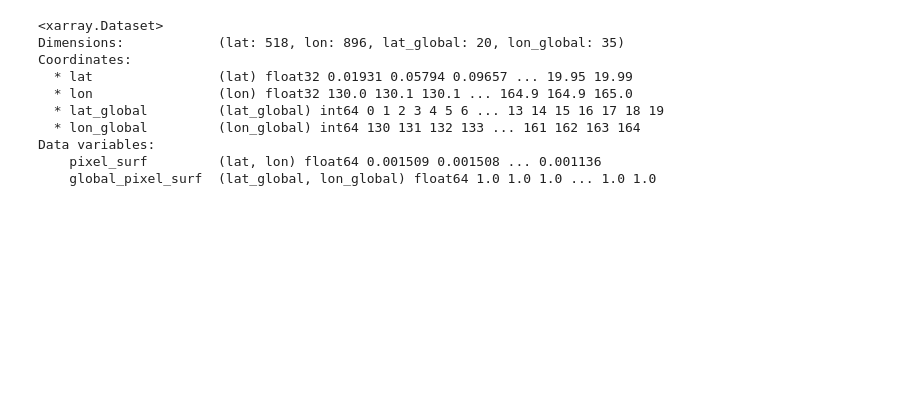
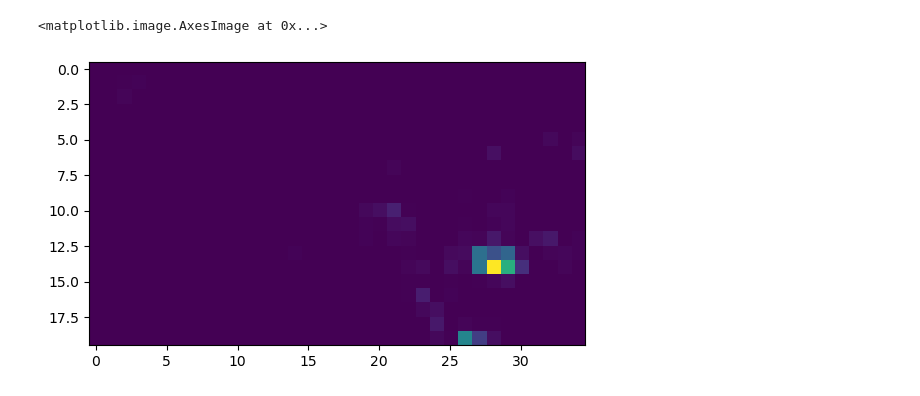
Before and after one commit to bfildier/stage-2023-multiscale-extremes, a Jupyter notebook: scripts/Dyamond_Data_Exploration.ipynb, the cells around one changed output. Cells and saved outputs as stored; diff of their text form; code cells hidden in the pictures; blank space fills up the shorter version.

Commit message:
RainExtremes means for one time step operational

```diff
--- a/scripts/Dyamond_Data_Exploration.ipynb
+++ b/scripts/Dyamond_Data_Exploration.ipynb
@@ -143,17 +229,3 @@ class RainExtremes:
                 contrib_on_global_coord[idx_coord].append(contrib*data) ## contrib == 1
 
         return contrib_on_global_coord
-# %%
-re = RainExtremes('CG')
-re.xar
-# %% [output]
-<xarray.Dataset>
-Dimensions:            (lat: 518, lon: 896, lat_global: 20, lon_global: 35)
-Coordinates:
-  * lat                (lat) float32 0.01931 0.05794 0.09657 ... 19.95 19.99
-  * lon                (lon) float32 130.0 130.1 130.1 ... 164.9 164.9 165.0
-  * lat_global         (lat_global) int64 0 1 2 3 4 5 6 ... 13 14 15 16 17 18 19
-  * lon_global         (lon_global) int64 130 131 132 133 ... 161 162 163 164
-Data variables:
-    pixel_surf         (lat, lon) float64 0.001509 0.001508 ... 0.001136
-    global_pixel_surf  (lat_global, lon_global) float64 1.0 1.0 1.0 ... 1.0 1.0
@@ -160,3 +234,15 @@ Data variables:
+# %%
+for i_t in range(1, len(self.df)):
+    precip = self.loadPrec(i_t, self.df)
+    precip_cg_global = self.mean_data_from_center_to_global(precip)
+    break
+# %%
+save_precip_cg_1 = precip_cg_global
+# %%
+plt.imshow(save_precip_cg_1)
+# %% [output]
+<matplotlib.image.AxesImage at 0x...>
+[figure, added]
 # %%
 ## Plot pixel surface
 
```
Also changed, not shown: parts of 3 cells of this notebook, 3 other files.
